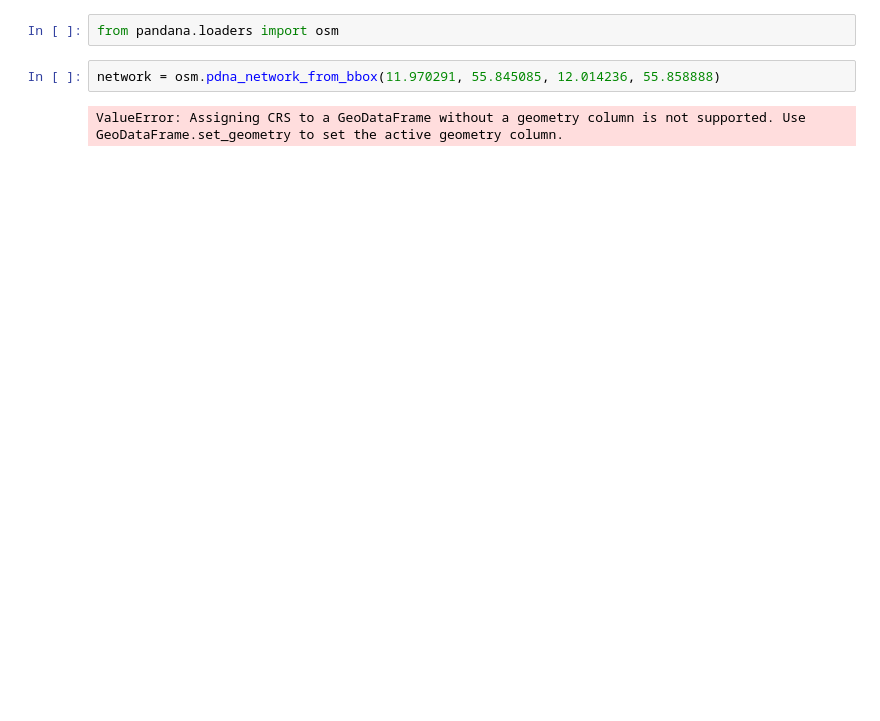
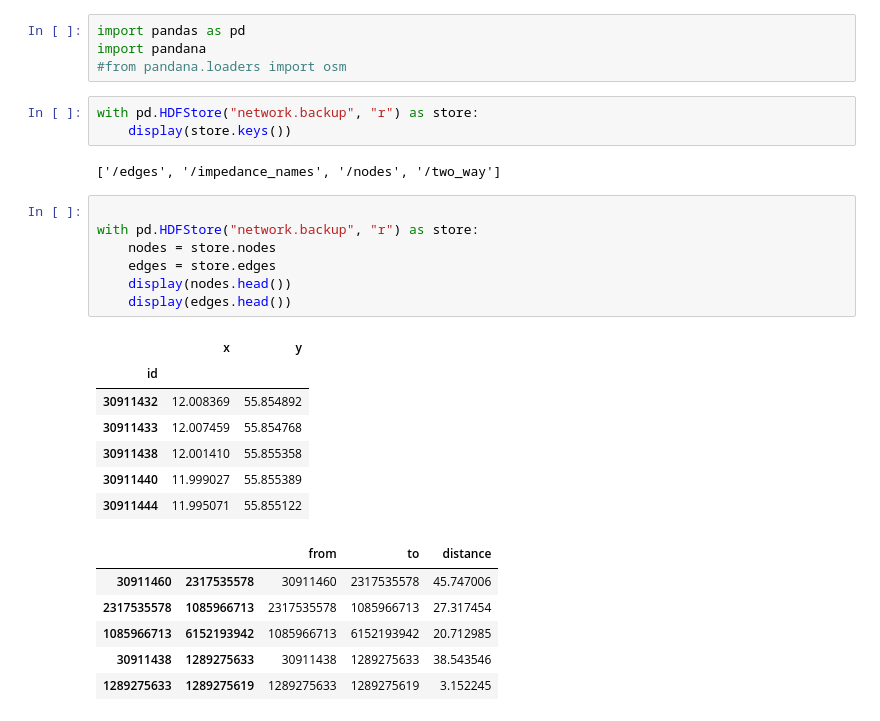
Before and after one commit to victormemborg/walkablecity, a Jupyter notebook: preprocessing/test.ipynb, the cells around one changed output. Cells and saved outputs as stored; diff of their text form; blank space fills up the shorter version.

Commit message:
pandana experiments

```diff
--- a/preprocessing/test.ipynb
+++ b/preprocessing/test.ipynb
@@ -1,6 +1,30 @@
 # %%
-from pandana.loaders import osm
+import pandas as pd
+import pandana
+#from pandana.loaders import osm
-# %%
-network = osm.pdna_network_from_bbox(11.970291, 55.845085, 12.014236, 55.858888)
-# %% [output]
-ValueError: Assigning CRS to a GeoDataFrame without a geometry column is not supported. Use GeoDataFrame.set_geometry to set the active geometry column.
+# %%
+with pd.HDFStore("network.backup", "r") as store:
+    display(store.keys())
+# %% [output]
+['/edges', '/impedance_names', '/nodes', '/two_way']
+# %%
+
+with pd.HDFStore("network.backup", "r") as store:
+    nodes = store.nodes
+    edges = store.edges
+    display(nodes.head())
+    display(edges.head())
+# %% [output]
+|  | x | y |
+| id |  |  |
+| 30911432 | 12.008369 | 55.854892 |
+| 30911433 | 12.007459 | 55.854768 |
+| 30911438 | 12.001410 | 55.855358 |
+| 30911440 | 11.999027 | 55.855389 |
+| 30911444 | 11.995071 | 55.855122 |
+|  |  | from | to | distance |
+| 30911460 | 2317535578 | 30911460 | 2317535578 | 45.747006 |
+| 2317535578 | 1085966713 | 2317535578 | 1085966713 | 27.317454 |
+| 1085966713 | 6152193942 | 1085966713 | 6152193942 | 20.712985 |
+| 30911438 | 1289275633 | 30911438 | 1289275633 | 38.543546 |
+| 1289275633 | 1289275619 | 1289275633 | 1289275619 | 3.152245 |
```
Also changed, not shown: parts of 4 cells of this notebook, 1 other file.
